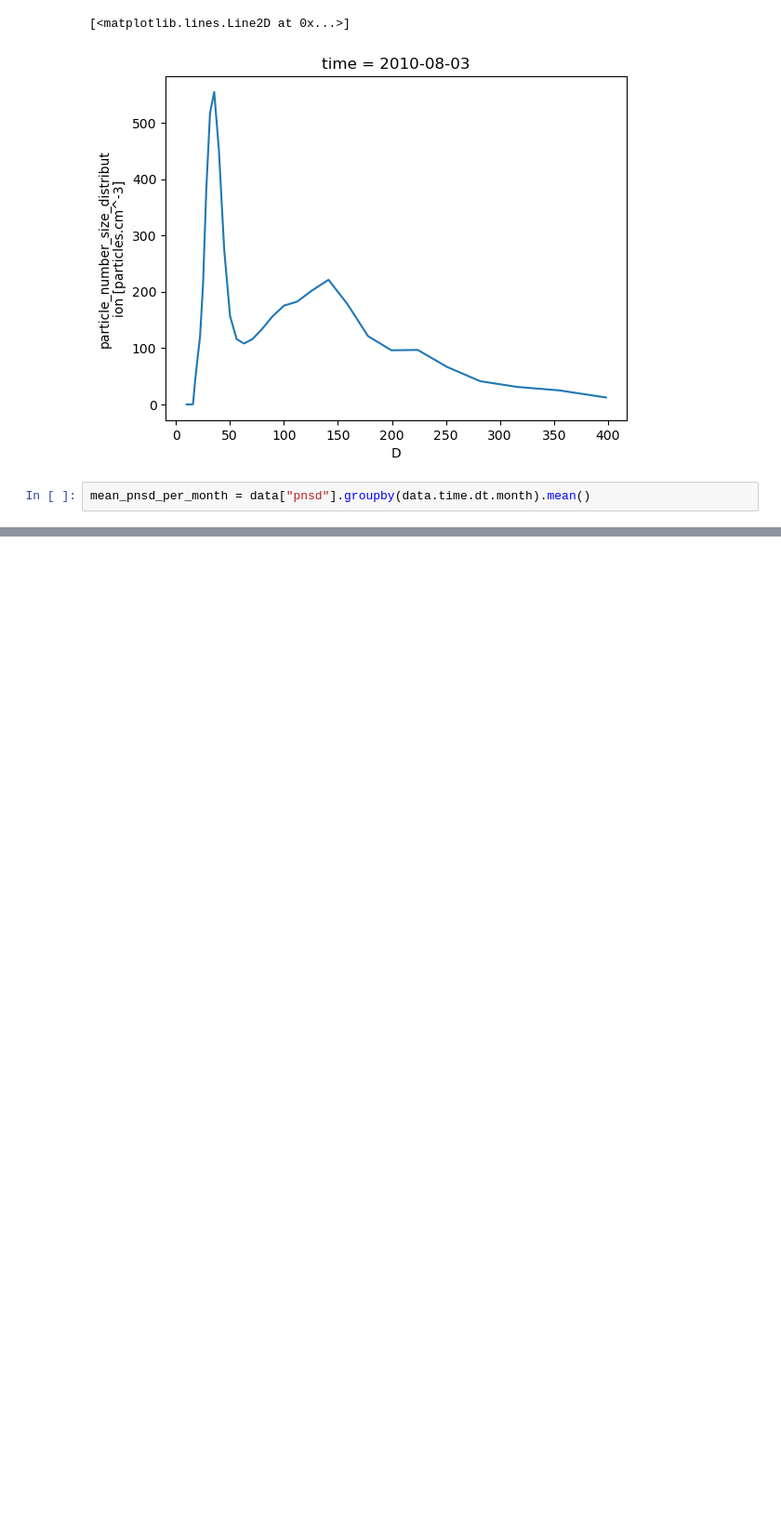
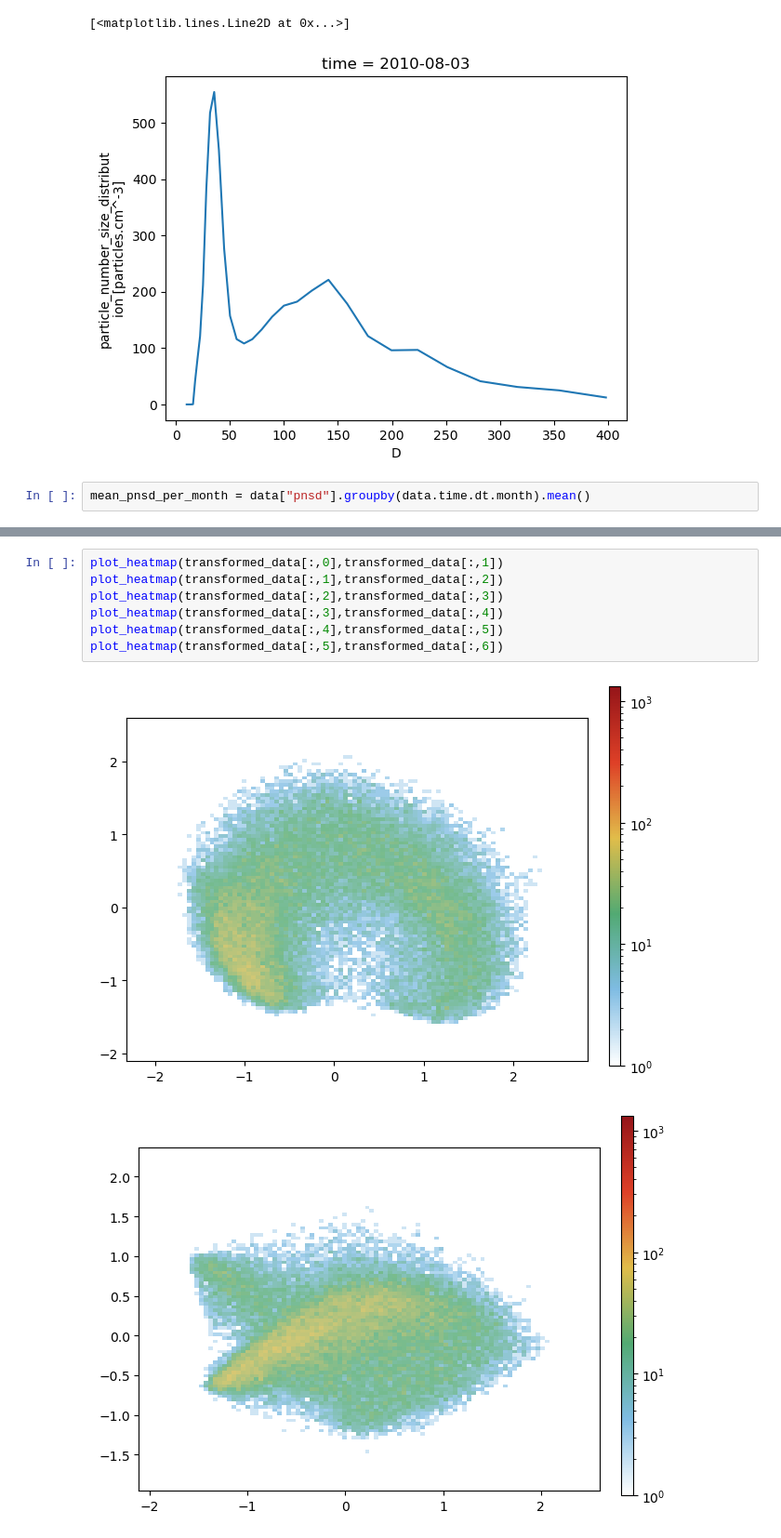
Before and after one commit to eScience-course/Tjaernoe2022-group7, a Jupyter notebook: arttu/test_data.ipynb, the cells around one changed output, grey strips where cells are left out. Shown at 93% size. Cells and saved outputs as stored; diff of their text form; blank space fills up the shorter version.

```diff
--- a/arttu/test_data.ipynb
+++ b/arttu/test_data.ipynb
@@ -41,0 +221,10 @@ NameError: name 'mean_pnsd_per_month' is not defined
+# %%
+plot_heatmap(transformed_data[:,0],transformed_data[:,1])
+plot_heatmap(transformed_data[:,1],transformed_data[:,2])
+plot_heatmap(transformed_data[:,2],transformed_data[:,3])
+plot_heatmap(transformed_data[:,3],transformed_data[:,4])
+plot_heatmap(transformed_data[:,4],transformed_data[:,5])
+plot_heatmap(transformed_data[:,5],transformed_data[:,6])
+# %% [output]
+[figure, added]
+[figure, added]
```
Also changed, not shown: parts of 21 cells of this notebook.
